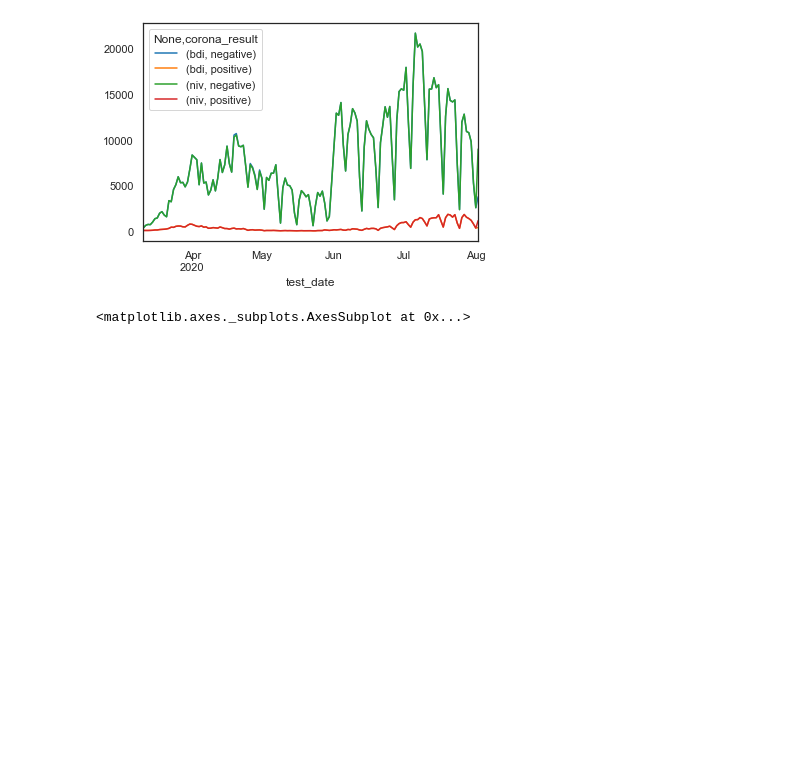
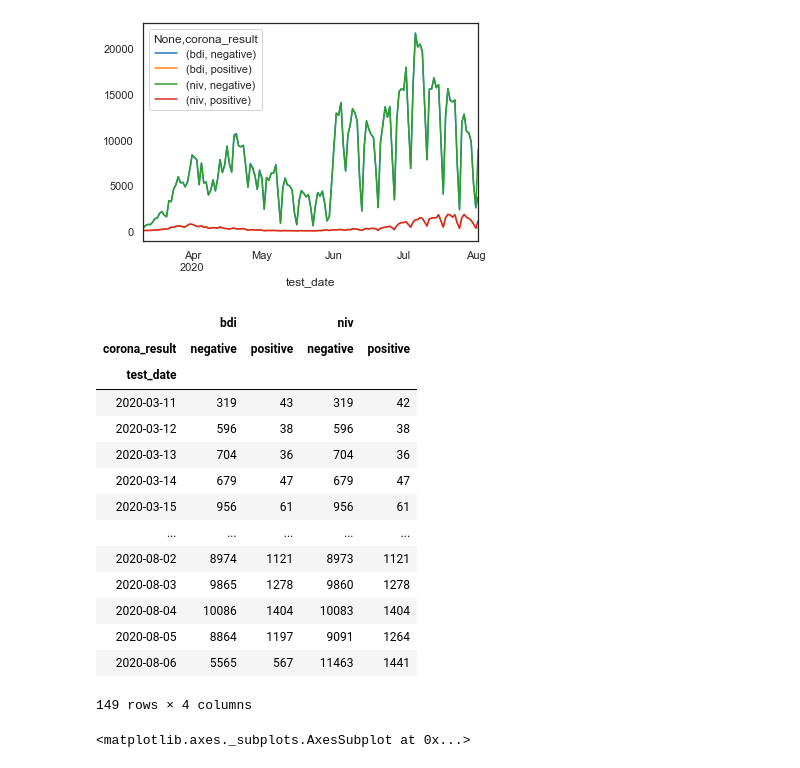
Before and after one commit to cjer/covid, a Jupyter notebook: israel_covid.ipynb, the cells around one changed output. Saved outputs shown, nothing was run; the diff lists cells and outputs as text; code cells hidden in the pictures; blank space fills up the shorter version.

```diff
--- a/israel_covid.ipynb
+++ b/israel_covid.ipynb
@@ -232,6 +246,25 @@ pd.concat([bdi[(bdi.test_date>'2020') & (bdi.corona_result.isin(['positive', 'ne
 # %% [output]
 <matplotlib.axes._subplots.AxesSubplot at 0x...>
 [figure]
+# %%
+pd.concat([bdi[(bdi.test_date>'2020') & (bdi.corona_result.isin(['positive', 'negative'])) & (bdi.is_first_Test=='Yes')].groupby(['test_date', 'corona_result']).size().unstack(),
+           niv[niv.corona_result!='other'].groupby(['test_date', 'corona_result']).size().unstack()], keys=['bdi', 'niv'], axis=1)
+# %% [output]
+|  | bdi |  | niv |  |
+| corona_result | negative | positive | negative | positive |
+| test_date |  |  |  |  |
+| 2020-03-11 | 319 | 43 | 319 | 42 |
+| 2020-03-12 | 596 | 38 | 596 | 38 |
+| 2020-03-13 | 704 | 36 | 704 | 36 |
+| 2020-03-14 | 679 | 47 | 679 | 47 |
+| 2020-03-15 | 956 | 61 | 956 | 61 |
+| ... | ... | ... | ... | ... |
+| 2020-08-02 | 8974 | 1121 | 8973 | 1121 |
+| 2020-08-03 | 9865 | 1278 | 9860 | 1278 |
+| 2020-08-04 | 10086 | 1404 | 10083 | 1404 |
+| 2020-08-05 | 8864 | 1197 | 9091 | 1264 |
+| 2020-08-06 | 5565 | 567 | 11463 | 1441 |
+149 rows × 4 columns
 # %%
 bdi[(bdi.test_date<'2021') & (bdi.corona_result.isin(['positive', 'negative'])) & (bdi.is_first_Test=='Yes')].groupby(['test_date', 'corona_result']).size().unstack().plot()
 # %% [output]
```
Also changed, not shown: parts of 1 cell of this notebook, 13 other files.
